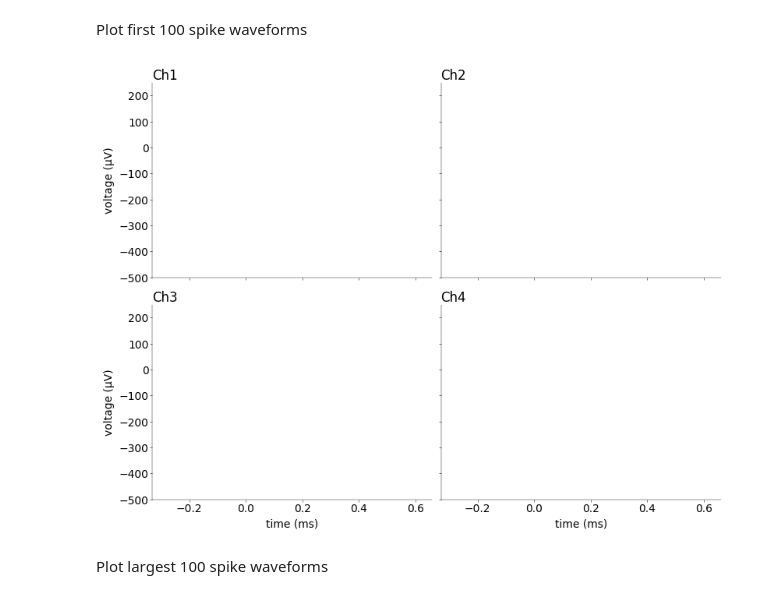
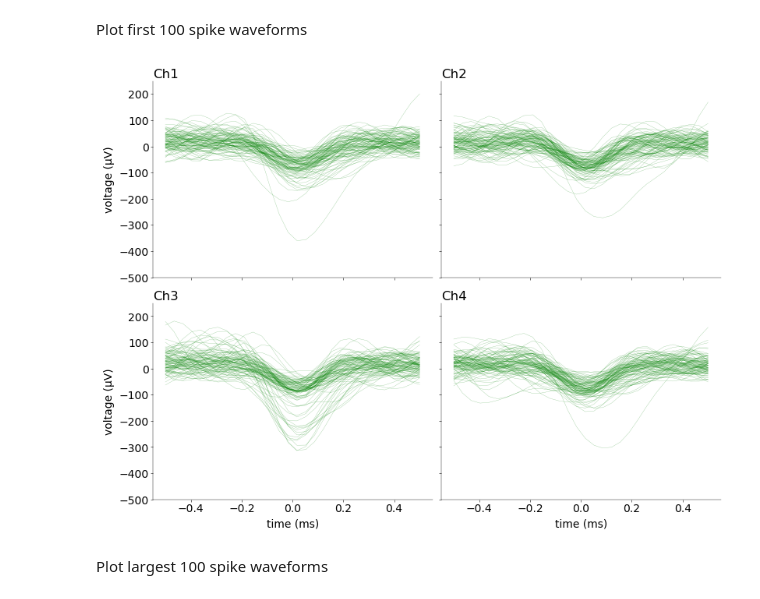
Before and after one commit to luciagrandegon/Neural-Data-Science-2026-Ex1, a Jupyter notebook: notebooks/CodingLab1.ipynb, the cells around one changed output. Cells and saved outputs as stored; diff of their text form; code cells hidden in the pictures.

```diff
--- a/notebooks/CodingLab1.ipynb
+++ b/notebooks/CodingLab1.ipynb
@@ -152,7 +156,7 @@ def filter_signal(
 
     return X_filtered_df
 # %%
-xf = filter_signal(x, fs, low=500, high=2000, order=3)
+xf = filter_signal(x, fs, low=500, high=4000, order=2)
 # %%
 mosaic = [
     ["raw: Ch1", "filtered: Ch1"],
@@ -291,7 +295,7 @@ def detect_spikes(
 
     return peaks, t_points, -thrd
 # %%
-s, t_spikes, thrd = detect_spikes(xf, fs=fs, N=5, lockout=1)
+s, t_spikes, thrd = detect_spikes(xf, fs=fs, N=2.5, lockout=1)
 # %%
 mosaic = [
     ["Ch1"],
@@ -408,40 +412,66 @@ def extract_waveforms(x: np.ndarray, s: np.ndarray) -> np.ndarray:
     # extract spike waveforms (1 pt)
     # -------------------------------
 
-    pass
+    # Define a fixed window around the spike (adjust these numbers as needed)
+    around = int(0.5 * fs / 1000)  # Samples to extract before the spike
+
+    # Create the base window array: shape (length_window, )
+    window = np.arange(-around, around)
+
+    # Use broadcasting to create an index matrix of shape (n_spikes, length_window)
+    # s[:, None] converts s to shape (n_spikes, 1)
+    # Adding `window` broadcasts the sum across columns, creating all necessary indices.
+    # both s and window are broadcasted to shape (n_spikes, length_window) in the resulting idx.
+    idx = s[:, None] + window
+
+    # Use "advanced indexing" to fetch the waveforms.
+    # Because x is (n_samples, n_channels) and idx is (n_spikes, length_window),
+    # x[idx] elegantly returns an array of shape (n_spikes, length_window, n_channels).
+    # we basically tell it to iterate through idx, (first rows, then columns), and take whatever index is there call it i. then we take the [i, :], so the ith row and place it in result[row, column, :]. This is done for all rows and columns in idx.
+    w = x[idx, :]
+
+    return w
+# %%
+w = extract_waveforms(xf.to_numpy(), s)
 # %% [markdown]
 Plot first 100 spike waveforms
 # %%
 # ---------------------------------------------------------------------
 # plot first and largest 100 spikes and answer the questions (1+1 pts)
 # ---------------------------------------------------------------------
 
 # first 100 spikes
 
 mosaic = [
     ["Ch1", "Ch2"],
     ["Ch3", "Ch4"],
 ]
 fig, ax = plt.subplot_mosaic(
     mosaic=mosaic, figsize=(8, 6), layout="constrained", dpi=100
 )
 
-# cols = ["Ch1", "Ch2", "Ch3", "Ch4"]
+t = np.linspace(-0.5, 0.5, w.shape[1])
+
 for i, col in enumerate(cols):
+
+    # 2. Pass 't' as the first argument so the x-axis scales correctly
+    ax[col].plot(t, w[:100, :, i].T, color="green", alpha=0.5, linewidth=0.2)
 
     # labeling etc
     ax[col].set_ylim((-500, 250))
-    ax[col].set_xlim((-0.33, 0.66))
+    # ax[col].set_xlim((-0.33, 0.66))  # Now this will frame the central spike perfectly!
     ax[col].set_title(col, loc="left")
+
     if col == "Ch3" or col == "Ch4":
         ax[col].set_xlabel("time (ms)")
     else:
         ax[col].set_xticklabels([])
+
     if col == "Ch1" or col == "Ch3":
         ax[col].set_ylabel("voltage (μV)")
     else:
         ax[col].set_yticklabels([])
 # %% [output]
-[figure, old version]
+[figure, new version]
 # %% [markdown]
 Plot largest 100 spike waveforms
```
Also changed, not shown: parts of 13 cells of this notebook.
